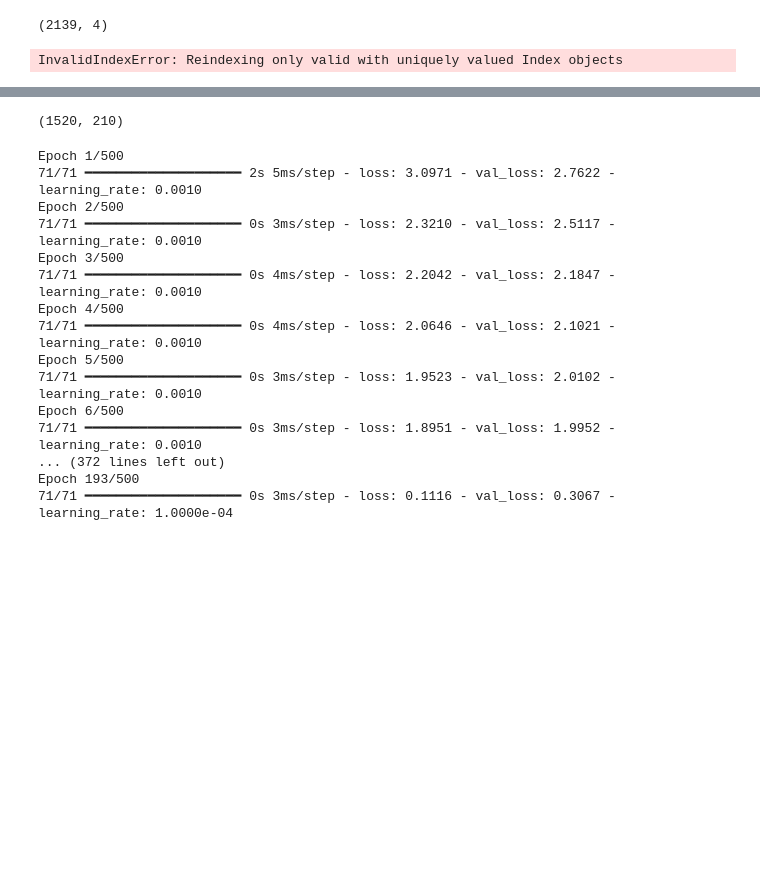
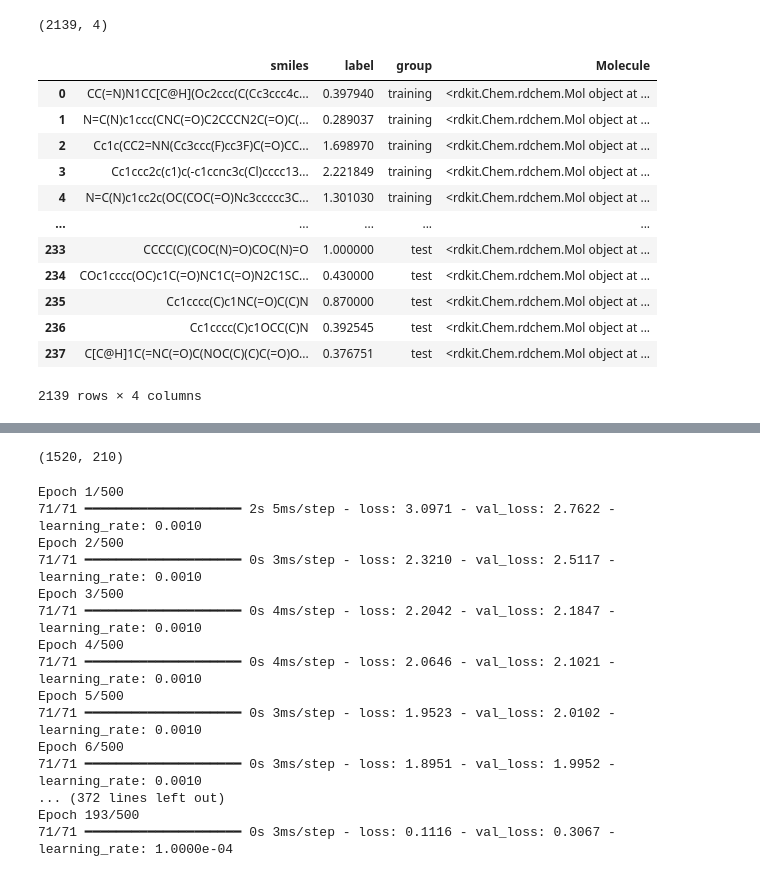
Before and after one commit to davidmandia/Bioinformatics-project---AI-, a Jupyter notebook: Project.ipynb, the cells around one changed output, grey strips where cells are left out. Drawn from its saved outputs; the diff is of its cells as text; code cells hidden in the pictures; blank space fills up the shorter version.

```diff
--- a/Project.ipynb
+++ b/Project.ipynb
@@ -98,19 +98,24 @@ data_fu.shape
 # %%
 from rdkit.Chem import Descriptors, AllChem
 # Function to calculate all molecular descriptors for a molecule
 def calculate_all_descriptors(molecule):
     descriptors = {}
     for descriptor, descriptor_fn in Descriptors.descList:
         descriptors[descriptor] = descriptor_fn(molecule)
     return descriptors
 
-# Calculate all molecular descriptors for each molecule
-all_descriptors = data_fu['Molecule'].apply(calculate_all_descriptors)
-
-# Convert dictionary of descriptors into dataframe
-descriptor_df = pd.DataFrame(all_descriptors.tolist())
-
-# Concatenate the original dataframe with the descriptor dataframe
-data_fu_descriptor = pd.concat([data_fu, descriptor_df], axis=1)
+data_fu
 # %% [output]
+|  | smiles | label | group | Molecule |
+| 0 | CC(=N)N1CC[C@H](Oc2ccc(C(Cc3ccc4c... | 0.397940 | training | <rdkit.Chem.rdchem.Mol object at ... |
+| 1 | N=C(N)c1ccc(CNC(=O)C2CCCN2C(=O)C(... | 0.289037 | training | <rdkit.Chem.rdchem.Mol object at ... |
+| 2 | Cc1c(CC2=NN(Cc3ccc(F)cc3F)C(=O)CC... | 1.698970 | training | <rdkit.Chem.rdchem.Mol object at ... |
+| 3 | Cc1ccc2c(c1)c(-c1ccnc3c(Cl)cccc13... | 2.221849 | training | <rdkit.Chem.rdchem.Mol object at ... |
+| 4 | N=C(N)c1cc2c(OC(COC(=O)Nc3ccccc3C... | 1.301030 | training | <rdkit.Chem.rdchem.Mol object at ... |
+| ... | ... | ... | ... | ... |
+| 233 | CCCC(C)(COC(N)=O)COC(N)=O | 1.000000 | test | <rdkit.Chem.rdchem.Mol object at ... |
+| 234 | COc1cccc(OC)c1C(=O)NC1C(=O)N2C1SC... | 0.430000 | test | <rdkit.Chem.rdchem.Mol object at ... |
+| 235 | Cc1cccc(C)c1NC(=O)C(C)N | 0.870000 | test | <rdkit.Chem.rdchem.Mol object at ... |
+| 236 | Cc1cccc(C)c1OCC(C)N | 0.392545 | test | <rdkit.Chem.rdchem.Mol object at ... |
+| 237 | C[C@H]1C(=NC(=O)C(NOC(C)(C)C(=O)O... | 0.376751 | test | <rdkit.Chem.rdchem.Mol object at ... |
-InvalidIndexError: Reindexing only valid with uniquely valued Index objects
+2139 rows × 4 columns
```
Also changed, not shown: parts of 4 cells of this notebook.
